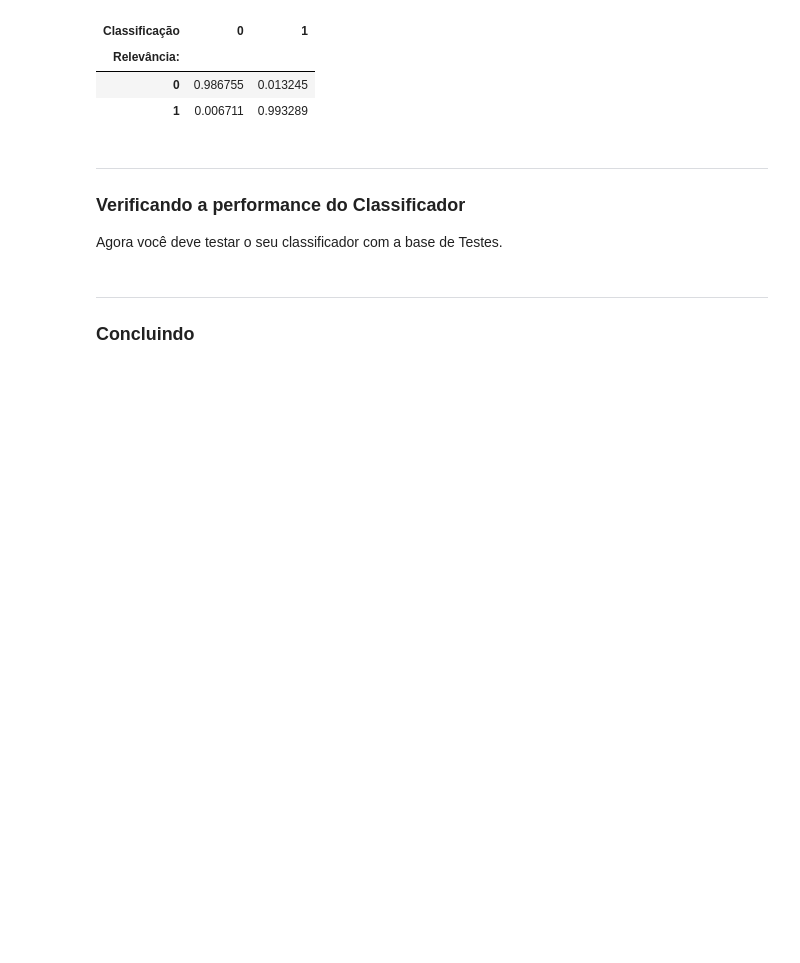
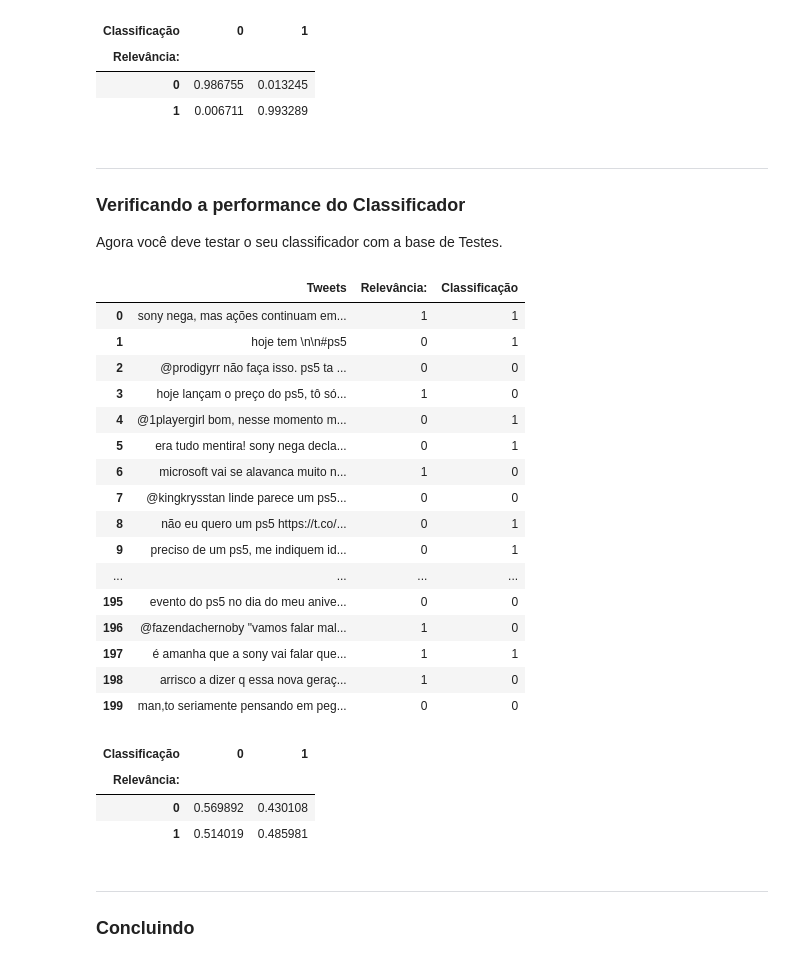
Before and after one commit to arthurchieppe/P1-Ciencia-dos-Dados, a Jupyter notebook: Projeto1_Classificador_layout.ipynb, the cells around one changed output. Cells and saved outputs as stored; diff of their text form; code cells hidden in the pictures; blank space fills up the shorter version.

```diff
--- a/Projeto1_Classificador_layout.ipynb
+++ b/Projeto1_Classificador_layout.ipynb
@@ -42,5 +42,5 @@ train.head(5)
 | 3 | possivelmente hoje sai o valor e ... | 1 |
 | 4 | @lealemy_ sim, mas os produtos da... | 1 |
 # %%
-#test = pd.read_excel(filename, sheet_name = 'Teste')
-#test.head(5)
+test = pd.read_excel(filename, sheet_name = 'Teste')
+test.head(5)
@@ -84,6 +91,7 @@ def limpa_tweets(dataframe):
         w = w.replace(' que ',' ')
         w = w.replace(' q ',' ')
         w = w.replace(' as ',' ')
+        w = w.replace(' ps5 ',' ')
         w = w.replace(' - ',' ')
         w = ''.join(' ' + char+' ' if char in UNICODE_EMOJI else char for char in w)
         w = w.replace('  ',' ')
@@ -100,6 +108,7 @@ Precisamos de:
 P(R|T) = P(T|R) * P(R)/ P(T)
 # %%
 #Calculando Probabilidades:
+total_portugues = 50000 #Consideramos todas as palavras do portugues comumente usadas no twitter para maximizar smoothing.
 def treinamento(dataframe):
     Rele = pd.Series(dtype=object)
     Irrele = pd.Series(dtype=object)
@@ -111,4 +120,18 @@ def treinamento(dataframe):
         else:
             Irrele = Irrele.append(lsWords)
         i += 1
-    return [Rele, Irrele]
+
+    #Calcaulando probabilidade em tweets relevantes:
+    lsRele = []
+    for v in Rele.value_counts():
+        lsRele.append(abs(log10((v+1)/(total_portugues+Rele.count()))))
+    lsKeysRele = Rele.value_counts().index.tolist()
+    dic_rele = {lsKeysRele[i]: lsRele[i] for i in range(len(lsKeysRele))}
+
+    lsIrrele = []
+    for v in Irrele.value_counts():
+        lsIrrele.append(abs(log10((v+1)/(total_portugues+Irrele.count()))))
+    lsKeysIrrele = Irrele.value_counts().index.tolist()
+    dic_irrele = {lsKeysIrrele[i]: lsIrrele[i] for i in range(len(lsKeysIrrele))}
+    print(dic_irrele)
+    return [dic_rele, dic_irrele, Rele, Irrele]
@@ -138,5 +138,11 @@ print(dic_irrele)
 # %%
-def classifica(dataframe, dic_rele, dic_irrele):
+treino = treinamento(train)
+dic_rele = treinamento(train)[0]
+dic_irrele = treinamento(train)[1]
+Rele = treinamento(train)[2]
+Irrele = treinamento(train)[3]
+
+def classifica(dataframe, dic_rele, dic_irrele, Rele, Irrele):
     lsClassificacao = []
     for t in dataframe['Tweets']:
         lsWord = t.split()
@@ -155,9 +161,8 @@ def classifica(dataframe, dic_rele, dic_irrele):
         else:
             lsClassificacao.append(0)
     return lsClassificacao
-teste = pd.Series(classifica(train, dic_rele, dic_irrele))
-teste.value_counts()
-train['Classificação'] = teste
+teste_treinamento = pd.Series(classifica(train, dic_rele, dic_irrele, Rele, Irrele))
+teste_treinamento.value_counts()
+train['Classificação'] = teste_treinamento
 pd.set_option("display.max_rows", None, "display.max_columns", None)
-train
 # %% [output]
@@ -203,6 +196,35 @@ ___
 ### Verificando a performance do Classificador
 
 Agora você deve testar o seu classificador com a base de Testes.
+# %%
+teste_teste = pd.Series(classifica(test, dic_rele, dic_irrele, Rele, Irrele))
+test['Classificação'] = teste_teste
+test
+# %% [output]
+|  | Tweets | Relevância: | Classificação |
+| 0 | sony nega, mas ações continuam em... | 1 | 1 |
+| 1 | hoje tem \n\n#ps5 | 0 | 1 |
+| 2 | @prodigyrr não faça isso. ps5 ta ... | 0 | 0 |
+| 3 | hoje lançam o preço do ps5, tô só... | 1 | 0 |
+| 4 | @1playergirl bom, nesse momento m... | 0 | 1 |
+| 5 | era tudo mentira! sony nega decla... | 0 | 1 |
+| 6 | microsoft vai se alavanca muito n... | 1 | 0 |
+| 7 | @kingkrysstan linde parece um ps5... | 0 | 0 |
+| 8 | não eu quero um ps5 https://t.co/... | 0 | 1 |
+| 9 | preciso de um ps5, me indiquem id... | 0 | 1 |
+| ... | ... | ... | ... |
+| 195 | evento do ps5 no dia do meu anive... | 0 | 0 |
+| 196 | @fazendachernoby "vamos falar mal... | 1 | 0 |
+| 197 | é amanha que a sony vai falar que... | 1 | 1 |
+| 198 | arrisco a dizer q essa nova geraç... | 1 | 0 |
+| 199 | man,to seriamente pensando em peg... | 0 | 0 |
+# %%
+pd.crosstab(test['Relevância:'], test['Classificação'], normalize='index')
+# %% [output]
+| Classificação | 0 | 1 |
+| Relevância: |  |  |
+| 0 | 0.569892 | 0.430108 |
+| 1 | 0.514019 | 0.485981 |
 # %% [markdown]
 ___
 ### Concluindo
```
Also changed, not shown: parts of 5 cells of this notebook.
